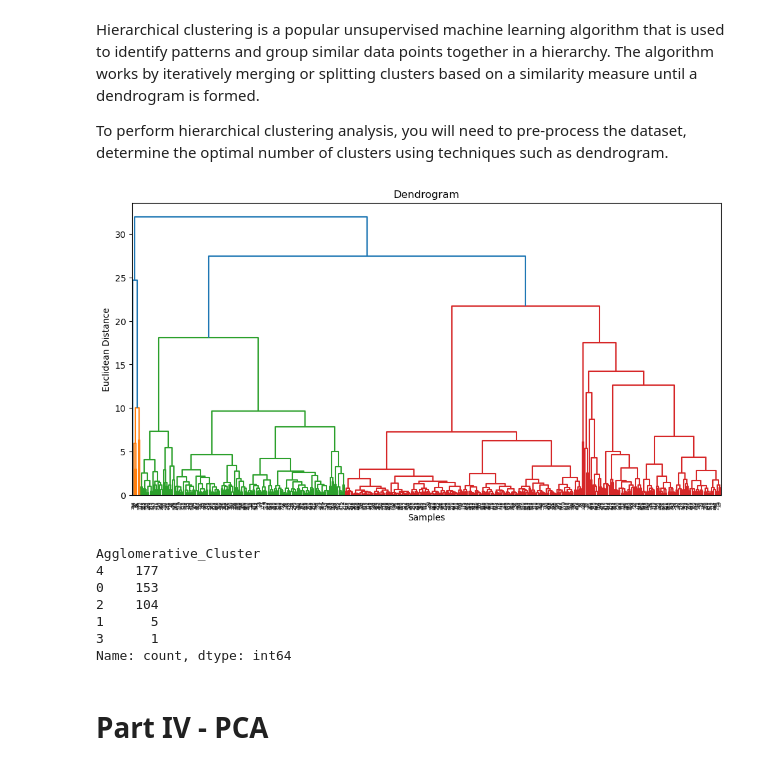
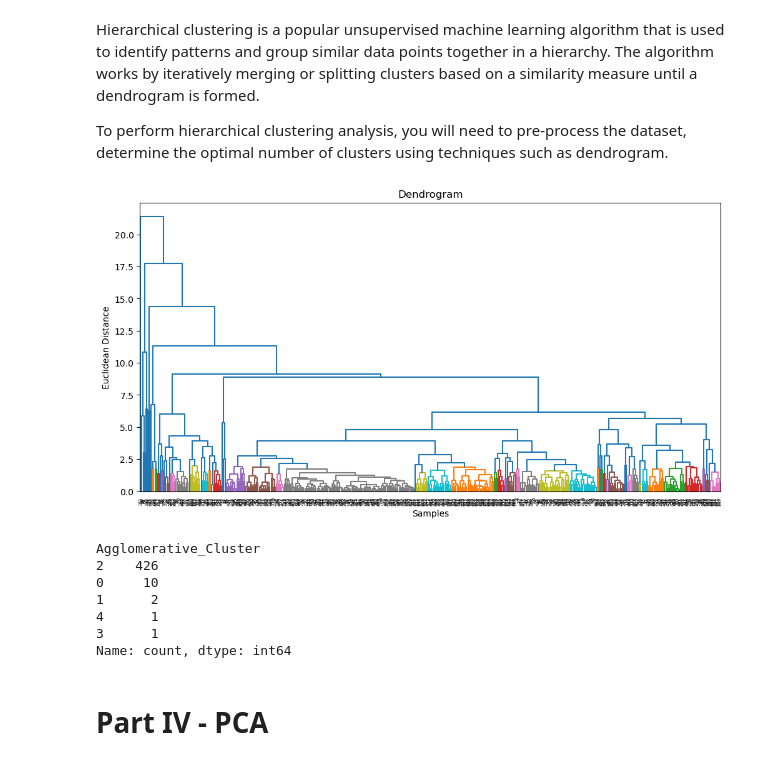
Before and after one commit to Ikenna1414/ml-project-unsupervised-learning, a Jupyter notebook: Unsupervised Learning - Project.ipynb, the cells around one changed output. Saved outputs shown, nothing was run; the diff lists cells and outputs as text; code cells hidden in the pictures.

```diff
--- a/Unsupervised Learning - Project.ipynb
+++ b/Unsupervised Learning - Project.ipynb
@@ -179,29 +213,30 @@ X_scaled = scaler.fit_transform(df[features])
 # %%
 import matplotlib.pyplot as plt
 import scipy.cluster.hierarchy as sch
 
 plt.figure(figsize=(12, 6))
-dendrogram = sch.dendrogram(sch.linkage(X_scaled, method='ward'))
+#linkage_matrix = sch.linkage(X_scaled, method = 'complete')
+dendrogram = sch.dendrogram(sch.linkage(df_scaled, method='complete'), color_threshold=2)
 plt.title('Dendrogram')
 plt.xlabel('Samples')
 plt.ylabel('Euclidean Distance')
 plt.show()
 # %% [output]
-[figure, old version]
+[figure, new version]
 # %%
 from sklearn.cluster import AgglomerativeClustering
 
-agg_clustering = AgglomerativeClustering(n_clusters=5, metric='euclidean', linkage='ward')
+agg_clustering = AgglomerativeClustering(n_clusters=5, metric='euclidean', linkage='complete')
 df['Agglomerative_Cluster'] = agg_clustering.fit_predict(X_scaled)
 
 # View the count of records in each cluster
 print(df['Agglomerative_Cluster'].value_counts())
 # %% [output]
 Agglomerative_Cluster
-4    177
-0    153
-2    104
-1      5
+2    426
+0     10
+1      2
+4      1
 3      1
 Name: count, dtype: int64
 # %% [markdown]
```
Also changed, not shown: parts of 11 cells of this notebook.
